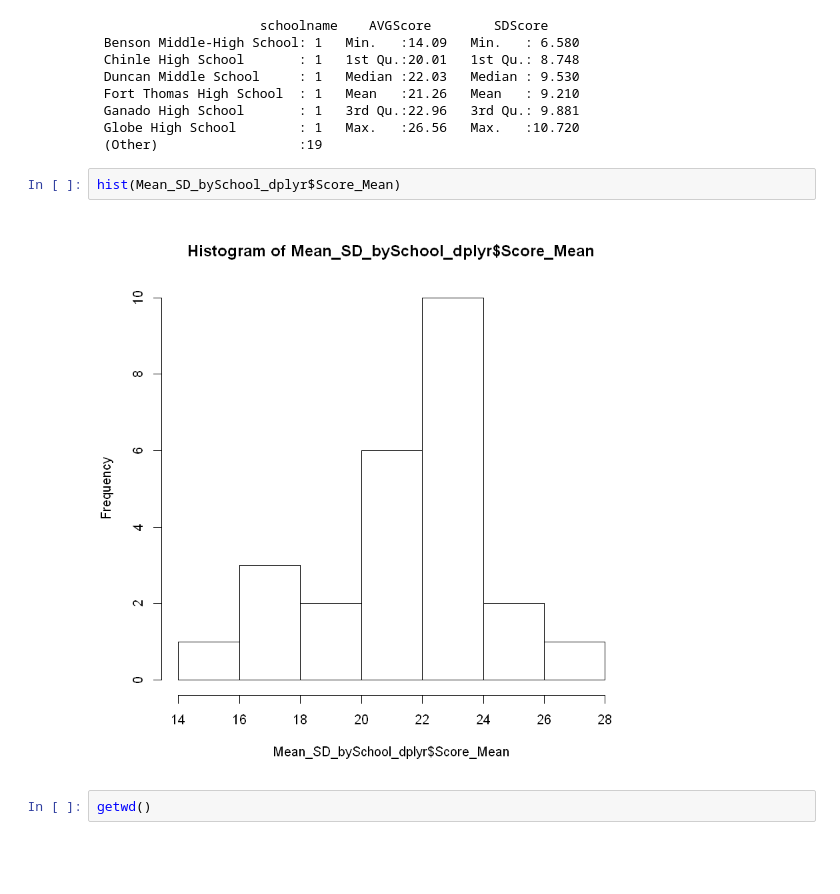
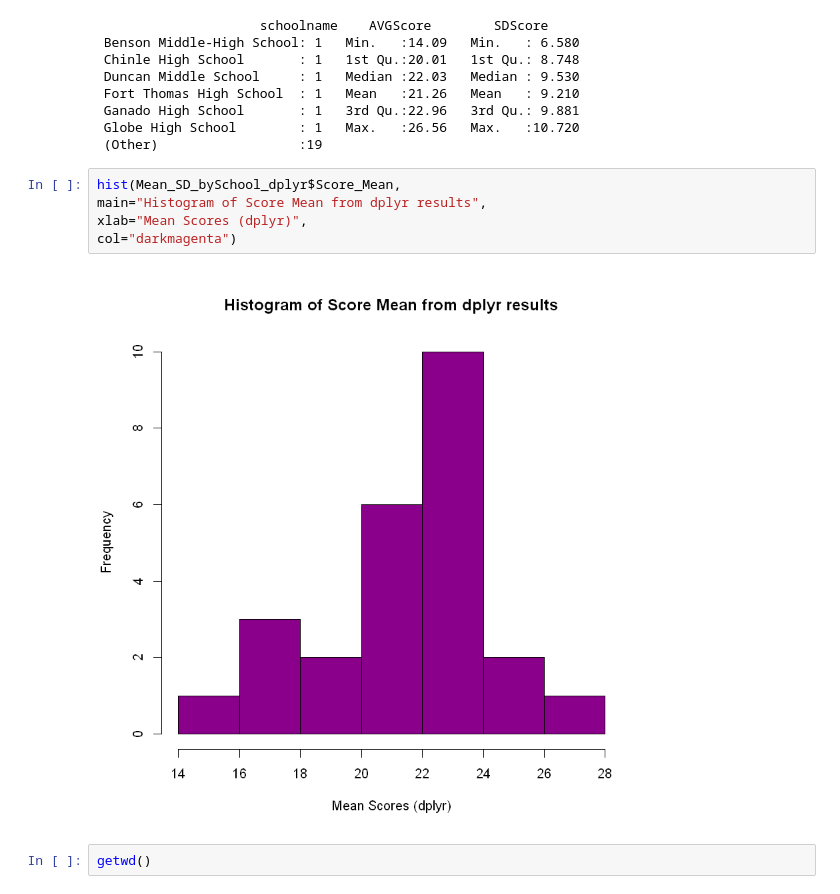
Before and after one commit to chesterqualls/EDU_Example, a Jupyter notebook: Working with Data in R.ipynb, the cells around one changed output. Saved outputs shown, nothing was run; the diff lists cells and outputs as text; blank space fills up the shorter version.

```diff
--- a/Working with Data in R.ipynb
+++ b/Working with Data in R.ipynb
@@ -217,10 +202,13 @@ summary(Mean_SD_bySchool_SQL)
  Ganado High School       : 1   3rd Qu.:22.96   3rd Qu.: 9.881
  Globe High School        : 1   Max.   :26.56   Max.   :10.720
  (Other)                  :19
-# %%
-hist(Mean_SD_bySchool_dplyr$Score_Mean)
-# %% [output]
-[figure, removed]
+# %%
+hist(Mean_SD_bySchool_dplyr$Score_Mean,
+main="Histogram of Score Mean from dplyr results",
+xlab="Mean Scores (dplyr)",
+col="darkmagenta")
+# %% [output]
+[figure, added]
 # %%
 getwd()
 # %% [output]
```
Also changed, not shown: parts of 5 cells of this notebook.
